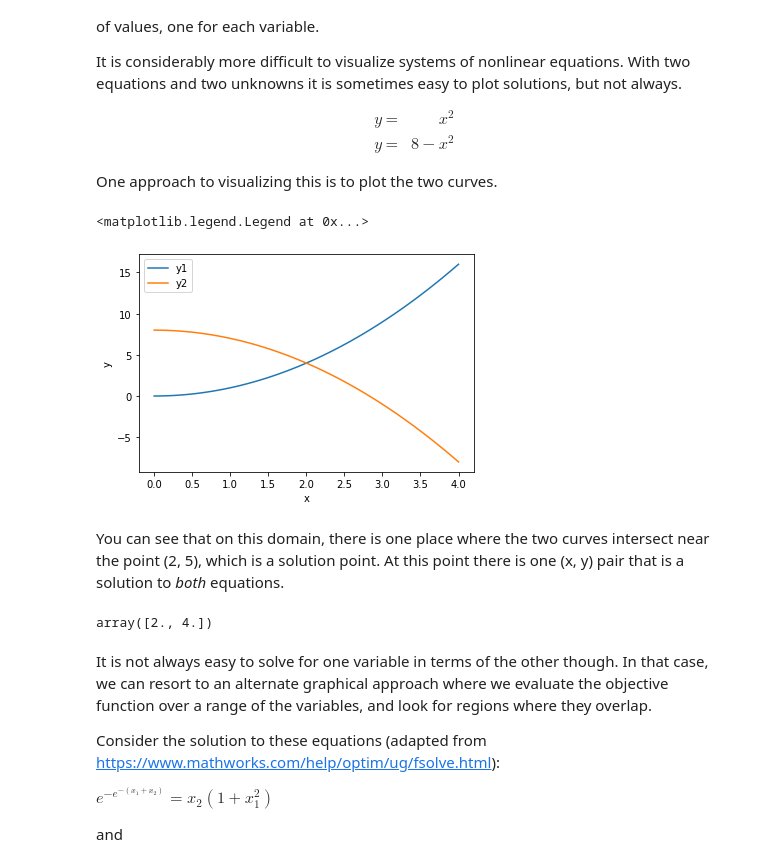
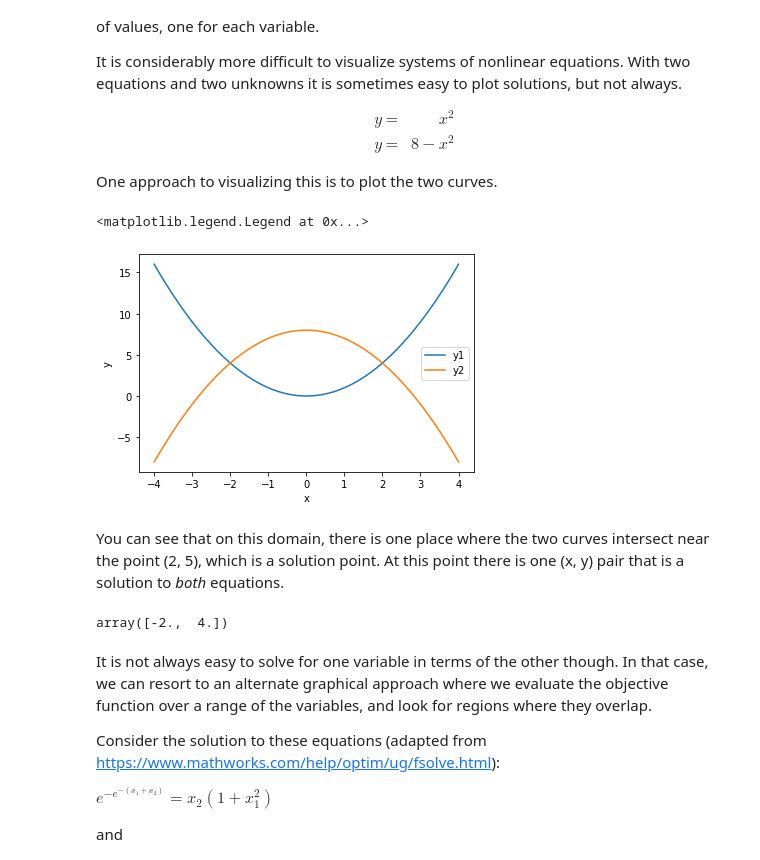
Before and after one commit to jkitchin/f19-06623, a Jupyter notebook: lectures/08-nla-2.ipynb, the cells around one changed output. Drawn from its saved outputs; the diff is of its cells as text; code cells hidden in the pictures.

```diff
--- a/lectures/08-nla-2.ipynb
+++ b/lectures/08-nla-2.ipynb
@@ -126,20 +215,20 @@ One approach to visualizing this is to plot the two curves.
 # %%
 import numpy as np
 %matplotlib inline
 import matplotlib.pyplot as plt
 
-x = np.linspace(0, 4)
+x = np.linspace(-4, 4)
 
 y1 = x**2
 y2 = 8 - x**2
 
 plt.plot(x, y1, x, y2)
 plt.xlabel('x')
 plt.ylabel('y')
 plt.legend(['y1', 'y2'])
 # %% [output]
 <matplotlib.legend.Legend at 0x...>
-[figure, old version]
+[figure, new version]
 # %% [markdown]
 You can see that on this domain, there is one place where the two curves intersect near the point (2, 5), which is a solution point. At this point there is one (x, y) pair that is a solution to *both* equations.
 # %%
@@ -147,14 +236,14 @@ from scipy.optimize import fsolve
 
 def objective(X):
     x, y = X
-    z1 = y - x**2
-    z2 = y - 8 + x**2
+    z1 = y - x**2      # y = x**2
+    z2 = y - 8 + x**2  # y = 8 - x**2
     return np.array([z1, z2])
 
-guess = [2, 5]
+guess = [-2, -5]
 fsolve(objective, guess)
 # %% [output]
-array([2., 4.])
+array([-2.,  4.])
 # %% [markdown]
 It is not always easy to solve for one variable in terms of the other though. In that case, we can resort to an alternate graphical approach where we evaluate the objective function over a range of the variables, and look for regions where they overlap.
 
```
Also changed, not shown: parts of 25 cells of this notebook.
